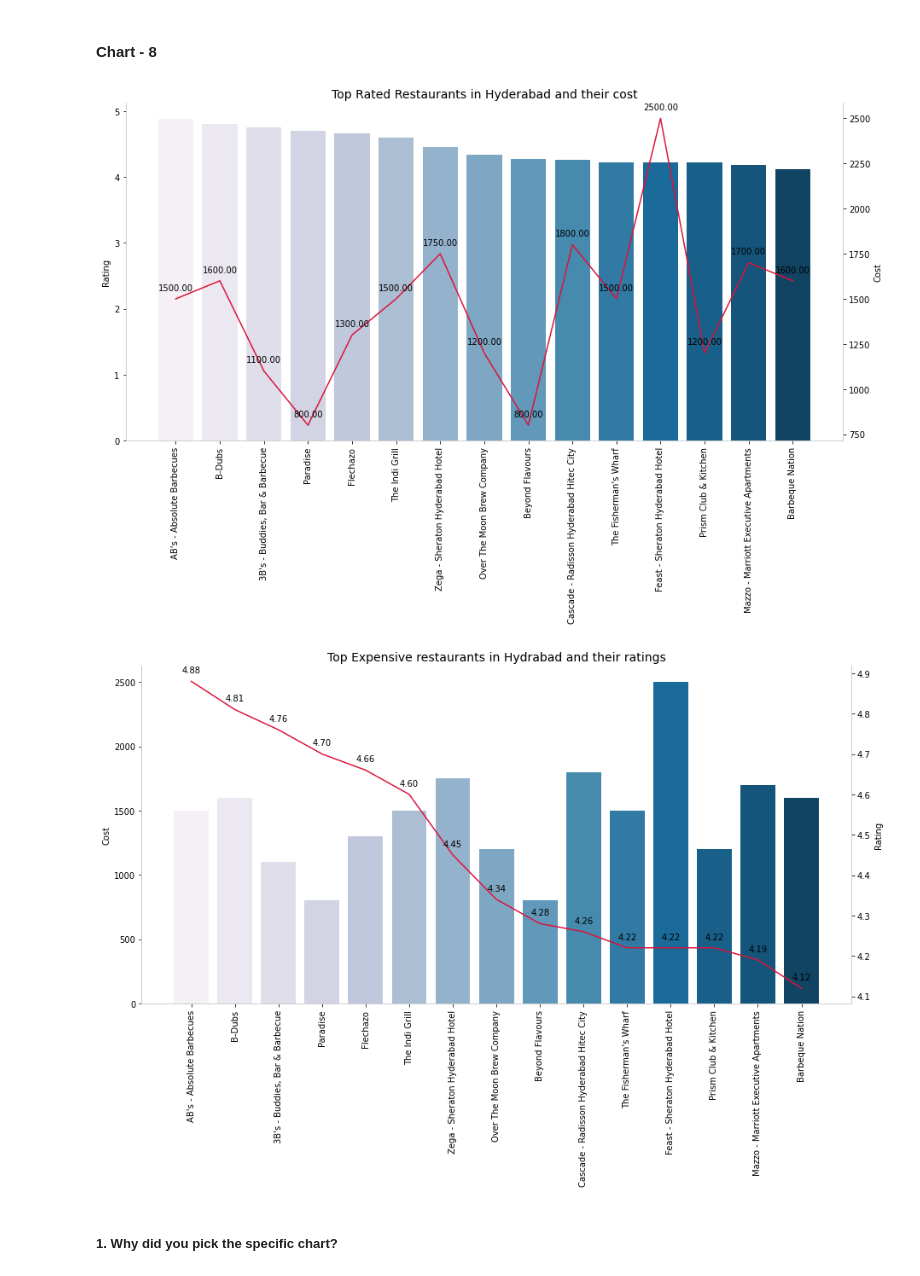
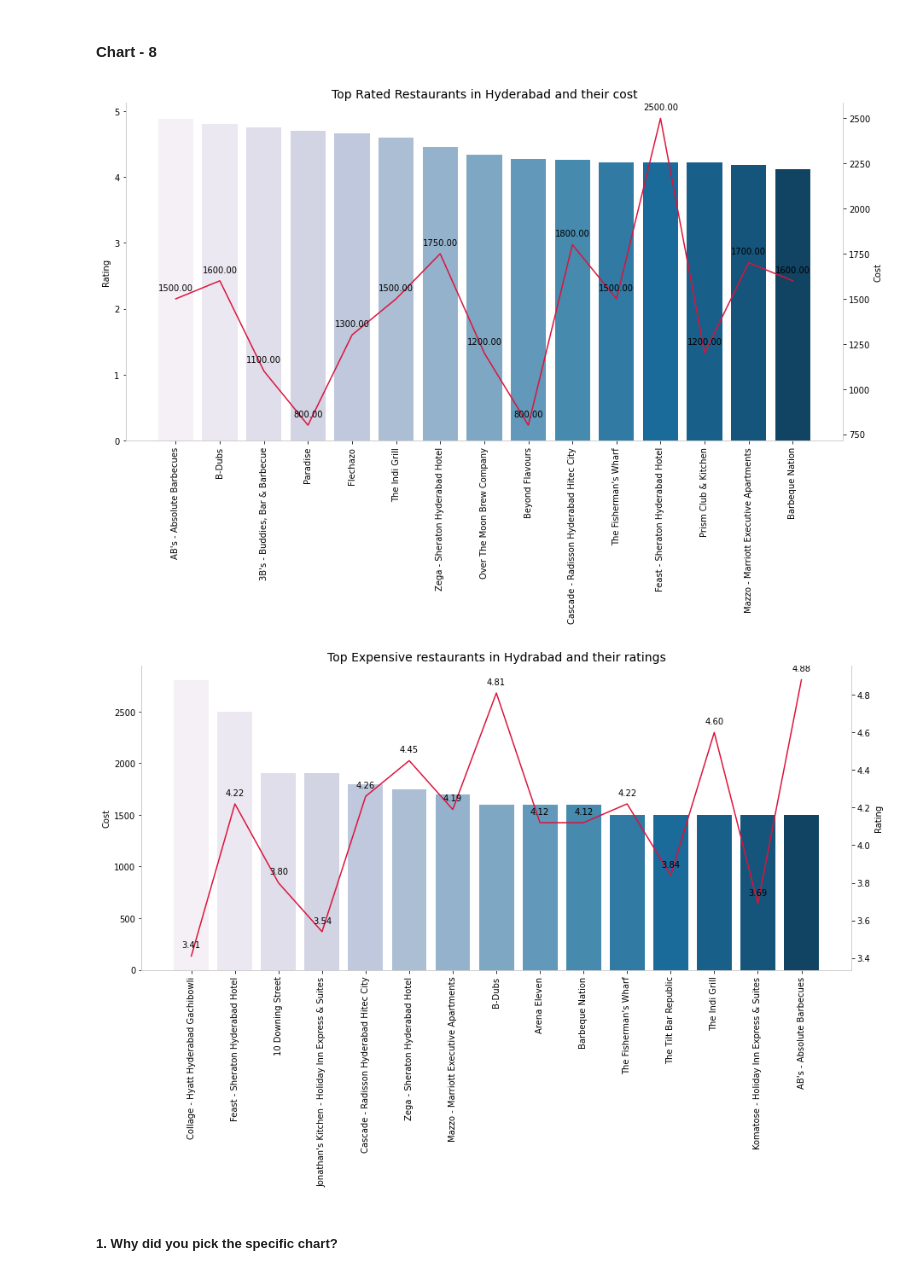
Before and after one commit to saumyadash9/Zomato-Restaurant-Clustering-And-Sentiment-Analysis, a Jupyter notebook: Saumya_Dash_Zomato_Restaurant_Clustering_And_Sentiment_Analysis.ipynb, the cells around one changed output. Drawn from its saved outputs; the diff is of its cells as text; code cells hidden in the pictures.

```diff
--- a/Saumya_Dash_Zomato_Restaurant_Clustering_And_Sentiment_Analysis.ipynb
+++ b/Saumya_Dash_Zomato_Restaurant_Clustering_And_Sentiment_Analysis.ipynb
@@ -868,6 +866,11 @@ As we know from the earliar analysis that customers are going for affordable res
 # %%
 # Chart - 8 visualization code
 # %%
-expensive_rest_df= df_merged.groupby('Name',as_index=False)[['Rating','Cost']]\
+#creating a dataframe top rated df
+top_rated_df= df_merged.groupby('Name',as_index=False)[['Rating','Cost']]\
             .mean().round(2).sort_values(ascending=False,by='Rating').head(15)
+# %%
+#creating a dataframe expensive rest df
+expensive_rest_df= df_merged.groupby('Name',as_index=False)[['Rating','Cost']]\
+            .mean().round(2).sort_values(ascending=False,by='Cost').head(15)
 # %%
@@ -881,10 +885,11 @@ def prettyprint_spines(ax, right_border=True):
         ax.spines['right'].set_color('#FFFFFF')
     ax.patch.set_facecolor('#FFFFFF')
 # %%
+#vizualising top expensive restaurant and their ratings as well as most rated restaurant and their costs using bar chart and spines
 fig, ax = plt.subplots(figsize=(13, 9))
-sns.barplot(x='Name', y='Rating', data=expensive_rest_df, ax=ax, palette='PuBu')
+sns.barplot(x='Name', y='Rating', data=top_rated_df, ax=ax, palette='PuBu')
 ax2 = ax.twinx()
-sns.lineplot(x='Name', y='Cost', data=expensive_rest_df, ax=ax2, color='crimson', sort=False)
+sns.lineplot(x='Name', y='Cost', data=top_rated_df, ax=ax2, color='crimson', sort=False)
 
 ax.tick_params(axis='x', labelrotation=90)
 prettyprint_spines(ax, right_border=True)
@@ -892,7 +897,7 @@ prettyprint_spines(ax2, right_border=True)
 ax.xaxis.set_label_text("")
 
 xs = np.arange(0,20,1)
-ys = expensive_rest_df['Cost']
+ys =top_rated_df['Cost']
 
 for x,y in zip(xs,ys):
     label = "{:.2f}".format(y)
@@ -909,36 +914,36 @@ ax2.set_ylabel('Cost')
 plt.tight_layout()
 plt.show()
 #Newly added code
-#Expensive Local Coffee Shops in Banglore
+#Expensive Restaurants in Hyderabad with ratings
 fig, ax = plt.subplots(figsize=(13, 9))
 sns.barplot(x='Name', y='Cost', data=expensive_rest_df,ax=ax, palette='PuBu')
 ax2 = ax.twinx()
 sns.lineplot(x='Name', y='Rating', data= expensive_rest_df, ax=ax2, color='crimson', sort=False)
 
 ax.tick_params(axis='x', labelrotation=90)
 prettyprint_spines(ax, right_border=True)
 prettyprint_spines(ax2, right_border=True)
 ax.xaxis.set_label_text("")
 
 xs = np.arange(0,20,1)
 ys = expensive_rest_df['Rating']
 
 for x,y in zip(xs,ys):
     label = "{:.2f}".format(y)
     plt.annotate(label, # text
                  (x,y), # this is the point to label
                  textcoords="offset points", # how to position the text
                  xytext=(0,10), # distance from text to points (x,y)
                  ha='center', # horizontal alignment can be left, right or center
                  color='black',
                  clip_on=True)
 ax.set_title('Top Expensive restaurants in Hydrabad and their ratings', size=14)
 ax.set_ylabel('Cost')
 ax2.set_ylabel('Rating')
 plt.tight_layout()
 plt.show()
 # %% [output]
 [figure]
-[figure, old version]
+[figure, new version]
 # %% [markdown]
 ##### 1. Why did you pick the specific chart?
```
Also changed, not shown: parts of 56 cells of this notebook.
